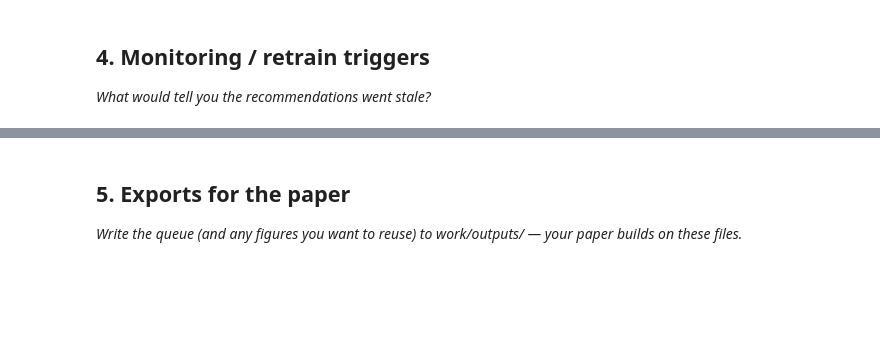
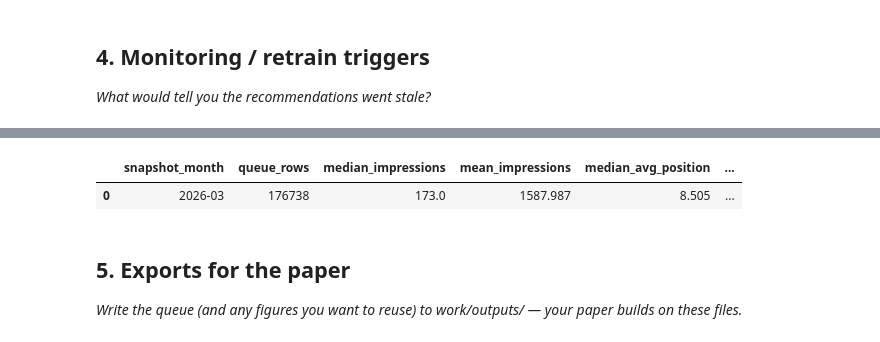
Before and after one commit to anjds22/flyrank-ml-internship, a Jupyter notebook: work/notebooks/w07_action_playbook.ipynb, the cells around one changed output, grey strips where cells are left out. Drawn from its saved outputs; the diff is of its cells as text; code cells hidden in the pictures; blank space fills up the shorter version.

```diff
--- a/work/notebooks/w07_action_playbook.ipynb
+++ b/work/notebooks/w07_action_playbook.ipynb
@@ -37,3 +168,19 @@ This skeleton is yours to fill. Work the sections **in order** — each one has
+# %%
+# Record a simple monitoring snapshot of the current queue.
+monitoring_snapshot = pd.DataFrame([{
+    "snapshot_month": "2026-03",
+    "queue_rows": len(queue),
+    "median_impressions": queue["impressions"].median(),
+    "mean_impressions": queue["impressions"].mean(),
+    "median_avg_position": queue["avg_position"].median(),
+    "low_visibility_share": queue["low_visibility"].mean(),
+    "weak_position_share": queue["weak_position"].mean(),
+}])
+
+display(monitoring_snapshot.round(3))
+# %% [output]
+|  | snapshot_month | queue_rows | median_impressions | mean_impressions | median_avg_position | ... |
+| 0 | 2026-03 | 176738 | 173.0 | 1587.987 | 8.505 | ... |
 # %% [markdown]
 ## 5. Exports for the paper
 
```
Also changed, not shown: parts of 14 cells of this notebook.
